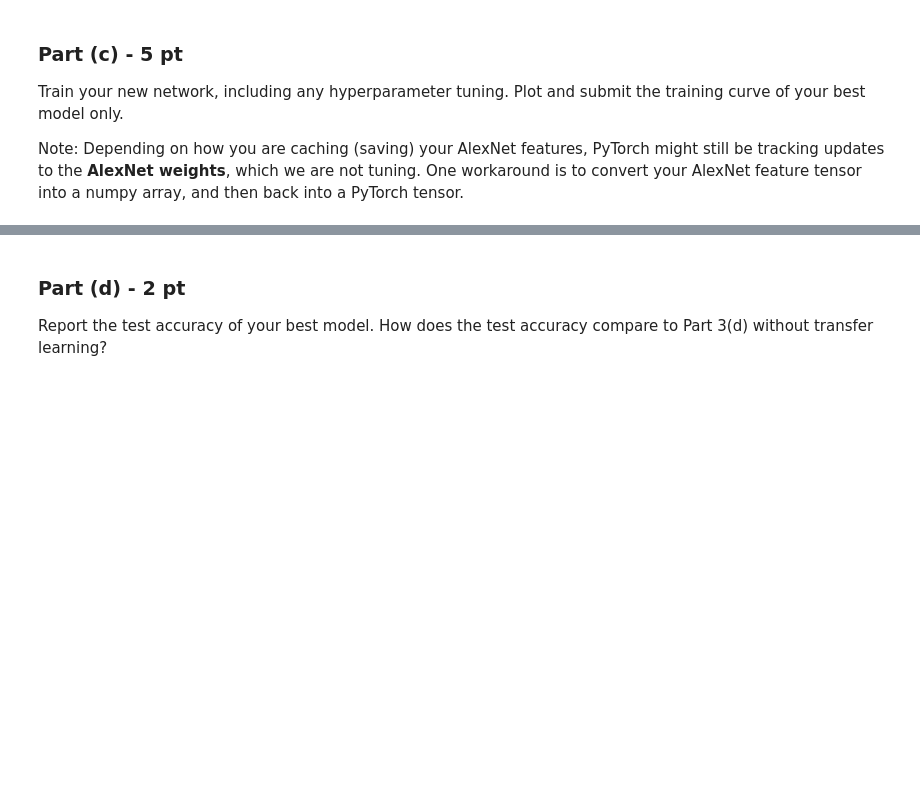
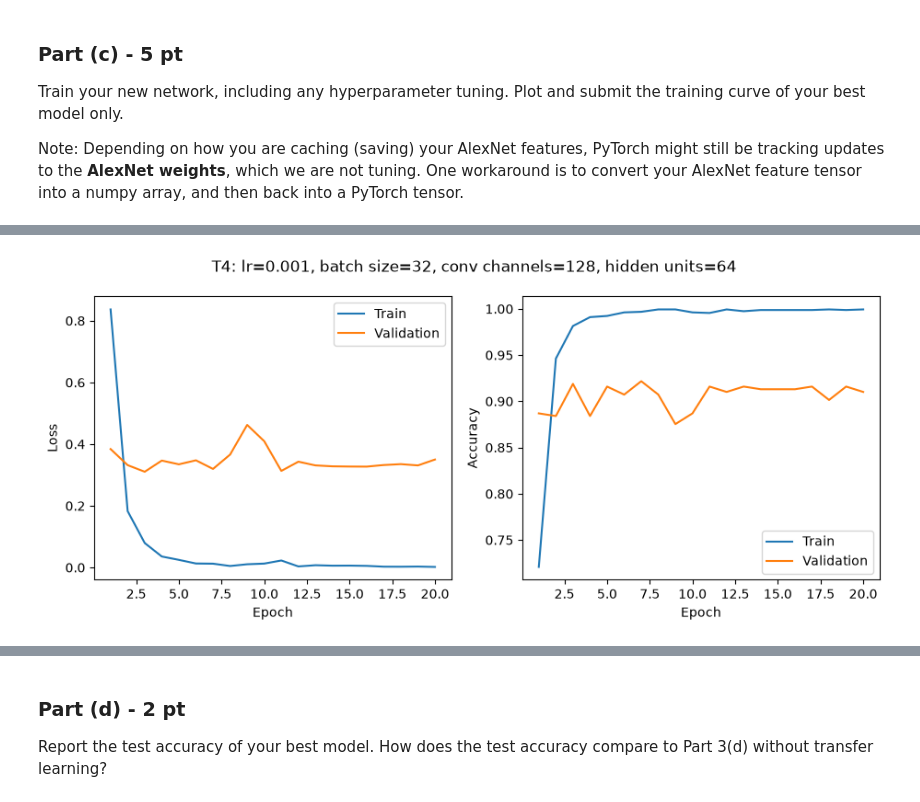
Before and after one commit to Samantha-Hossain/APS360, a Jupyter notebook: Lab 3/Lab3.ipynb, the cells around one changed output, grey strips where cells are left out. Cells and saved outputs as stored; diff of their text form; code cells hidden in the pictures; blank space fills up the shorter version.

```diff
--- a/Lab 3/Lab3.ipynb
+++ b/Lab 3/Lab3.ipynb
@@ -1137,0 +1455,17 @@ tensor = torch.from_numpy(tensor.detach().numpy())
+# %%
+# ---- Training curve of the best model ----
+# Best run: T4 (lr 0.001, batch size 32, 128 conv channels, 64 hidden units), chosen as the
+# run whose best epoch had the highest validation accuracy (see the table above).
+best_run = 'T4'
+plot_transfer(best_run)   # plots T4's own recorded history (its settings are in the plot title)
+
+# Best epoch of this run and the checkpoint that holds its weights (used in Part 4(d))
+r = transfer_results[best_run]
+h = r['history']
+best_transfer_epoch = h['val_acc'].index(max(h['val_acc'])) + 1   # +1: list positions start at 0
+best_transfer_path = get_model_name('transfer_c{}_h{}'.format(r['conv_channels'], r['hidden_units']),
+                                    r['batch_size'], r['learning_rate'], best_transfer_epoch)
+print('Best epoch: {} | validation accuracy {:.3f} | checkpoint: {}'.format(
+      best_transfer_epoch, max(h['val_acc']), best_transfer_path))
+# %% [output]
+[figure, added]
```
Also changed, not shown: parts of 19 cells of this notebook.
